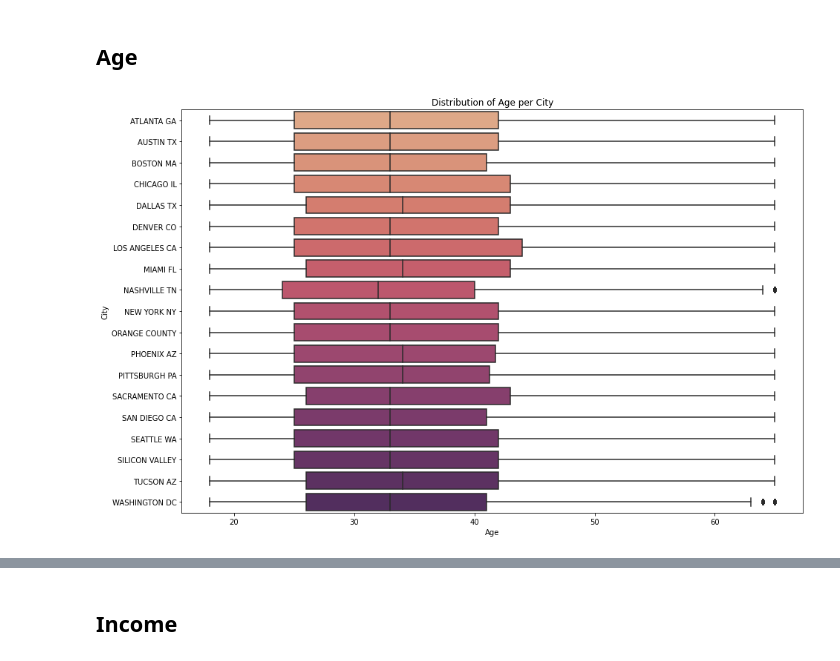
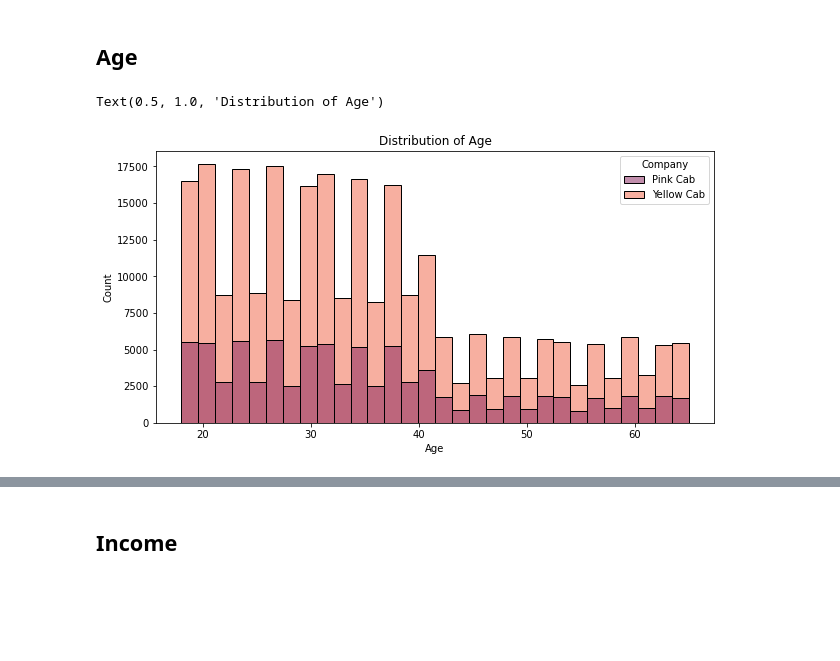
Before and after one commit to KierraDangerfield/Data-Glacier, a Jupyter notebook: Week_2/Insight for Cab Investment Firm.ipynb, the cells around one changed output, grey strips where cells are left out. Saved outputs shown, nothing was run; the diff lists cells and outputs as text; code cells hidden in the pictures; blank space fills up the shorter version.

```diff
--- a/Week_2/Insight for Cab Investment Firm.ipynb
+++ b/Week_2/Insight for Cab Investment Firm.ipynb
@@ -812,11 +798,9 @@ Text(0.5, 1.0, 'Proportion Based on Gender')
 # %% [markdown]
 ## Age
 # %%
-fig, ax = plt.subplots(figsize=(15,10))
-sns.boxplot(data=masterData, x="Age", y="City", palette="flare")
-plt.title("Distribution of Age per City")
-
-for container in ax.containers:
-    ax.bar_label(container)
+fig, ax = plt.subplots(figsize=(10,5))
+sns.histplot(data=masterData, x="Age", palette="rocket", hue="Company", bins=30)
+plt.title("Distribution of Age")
 # %% [output]
+Text(0.5, 1.0, 'Distribution of Age')
-[figure, old version]
+[figure, new version]
```
Also changed, not shown: parts of 21 cells of this notebook, 2 other files.
